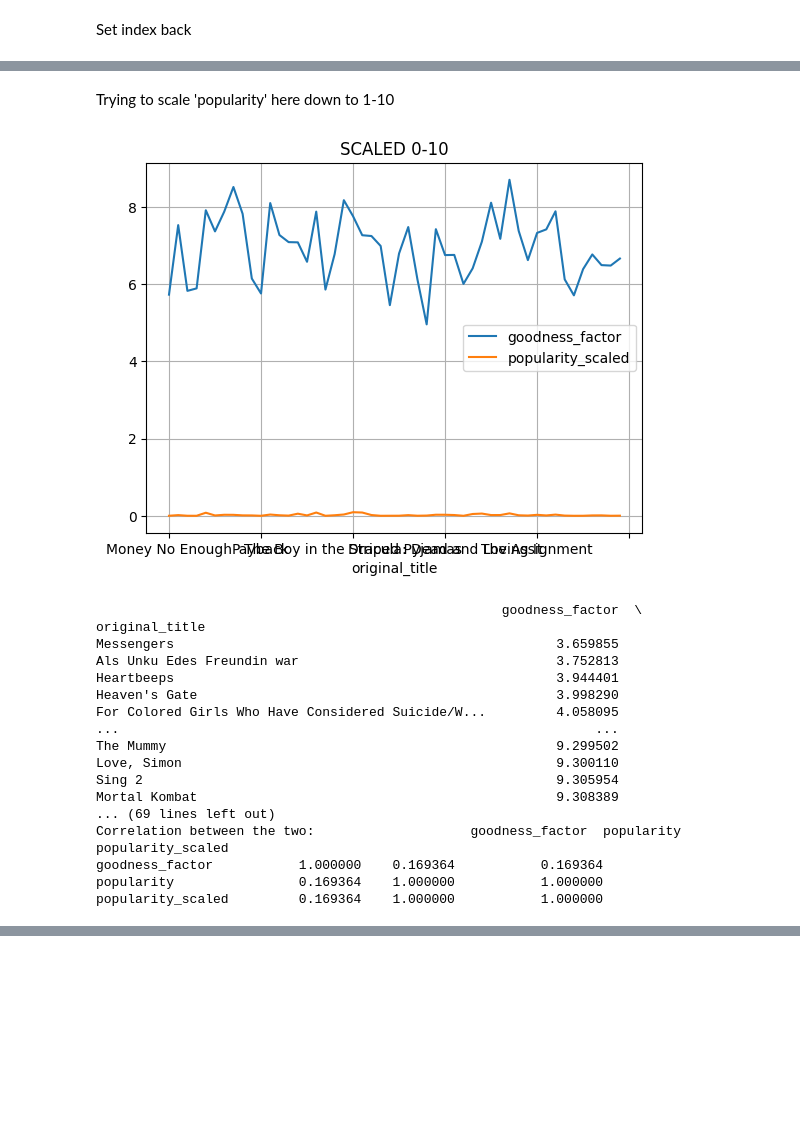
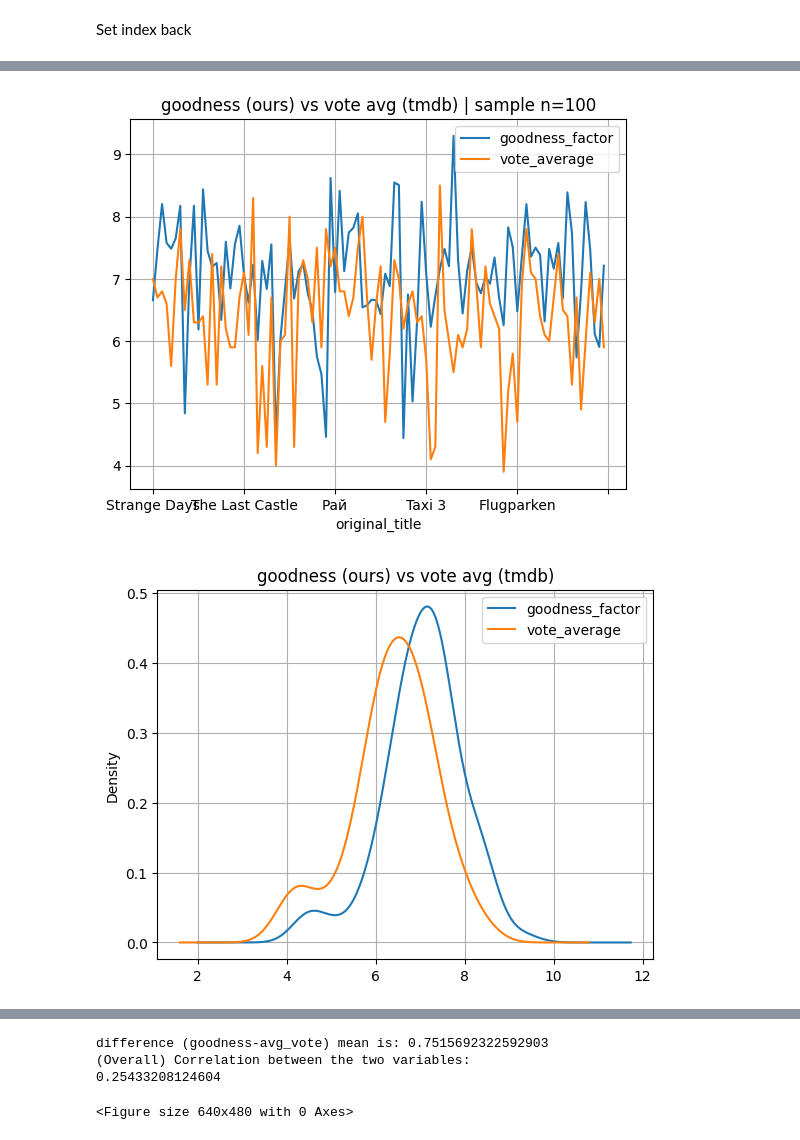
Before and after one commit to hnenonen/Intro_to_DS, a Jupyter notebook: data_preprocess/goodness_analysis.ipynb, the cells around one changed output, grey strips where cells are left out. Saved outputs shown, nothing was run; the diff lists cells and outputs as text; code cells hidden in the pictures; blank space fills up the shorter version.

```diff
--- a/data_preprocess/goodness_analysis.ipynb
+++ b/data_preprocess/goodness_analysis.ipynb
@@ -100,34 +92,29 @@ plt.show()
-# %% [markdown]
-Trying to scale 'popularity' here down to 1-10
-# %%
-min_val, max_val = min(df['popularity']), max(df['popularity'])
-tmpr_data['popularity_scaled'] = df['popularity'].apply(lambda x: 10*(x-min_val)/(max_val-min_val))
-
-tmpr_data_2 = tmpr_data[['goodness_factor', 'popularity_scaled']]
-
-tmpr_data_2.sample(n=50).plot(grid=True, title='SCALED 0-10')
-plt.show()
-print(tmpr_data.sort_values(by='goodness_factor'))
-print(tmpr_data.sort_values(by='popularity'))
-print(tmpr_data.describe())
-
-print(f'Correlation between the two: {tmpr_data.corr()}')
-# %% [output]
-[figure, removed]
-                                                    goodness_factor  \
-original_title
-Messengers                                                 3.659855
-Als Unku Edes Freundin war                                 3.752813
-Heartbeeps                                                 3.944401
-Heaven's Gate                                              3.998290
-For Colored Girls Who Have Considered Suicide/W...         4.058095
-...                                                             ...
-The Mummy                                                  9.299502
-Love, Simon                                                9.300110
-Sing 2                                                     9.305954
-Mortal Kombat                                              9.308389
-... (69 lines left out)
-Correlation between the two:                    goodness_factor  popularity  popularity_scaled
-goodness_factor           1.000000    0.169364           0.169364
-popularity                0.169364    1.000000           1.000000
-popularity_scaled         0.169364    1.000000           1.000000
+# %%
+tmpr_data = df[['goodness_factor', 'vote_average']].copy()
+n=100
+data_sample = tmpr_data.sample(n=n)
+data_sample.plot(grid=True, title=f'goodness (ours) vs vote avg (tmdb) | sample n={n}')
+plt.savefig(f'goodness_vs_voteavg_sample.png')
+plt.show()
+
+data_sample.plot(kind='density',grid=True, title='goodness (ours) vs vote avg (tmdb)')
+plt.savefig(f'goodness_vs_voteavg_sample_density.png')
+plt.show()
+
+
+difference = tmpr_data['goodness_factor']-tmpr_data['vote_average']
+difference.plot(kind='density' ,grid=True, title='difference: goodness (ours) minus vote avg (tmdb)')
+plt.savefig(f'goodness_minus_voteavg_sample.png')
+plt.show()
+
+print(f'difference (goodness-avg_vote) mean is: {difference.mean()}')
+print(f'(Overall) Correlation between the two variables:\n{tmpr_data.corr().iloc[0,1]}')
+
+
+#data_sample['goodness_factor'].plot(grid=True, title='goodness (ours)')
+#plt.show()
+#data_sample['vote_average'].plot(grid=True, title='vote avg (tmdb)')
+#plt.show()
+# %% [output]
+[figure, added]
+[figure, added]
@@ -133,0 +122,4 @@ popularity_scaled         0.169364    1.000000           1.000000
+difference (goodness-avg_vote) mean is: 0.7515692322592903
+(Overall) Correlation between the two variables:
+0.25433208124604
+<Figure size 640x480 with 0 Axes>
```
Also changed, not shown: parts of 4 cells of this notebook, 7 other files.
